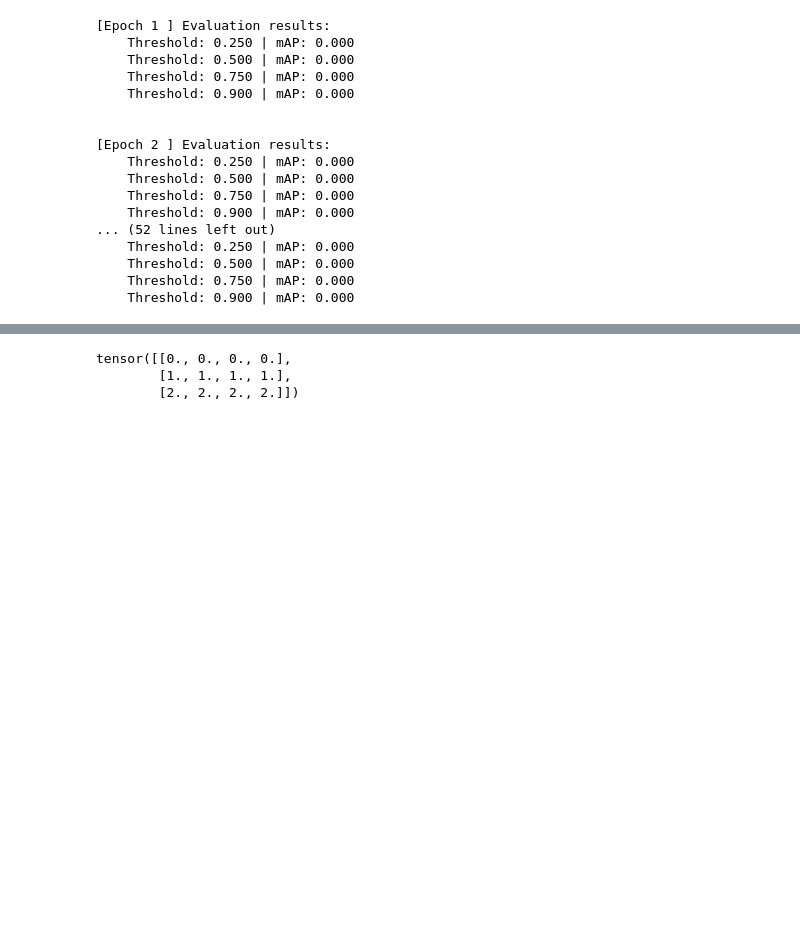
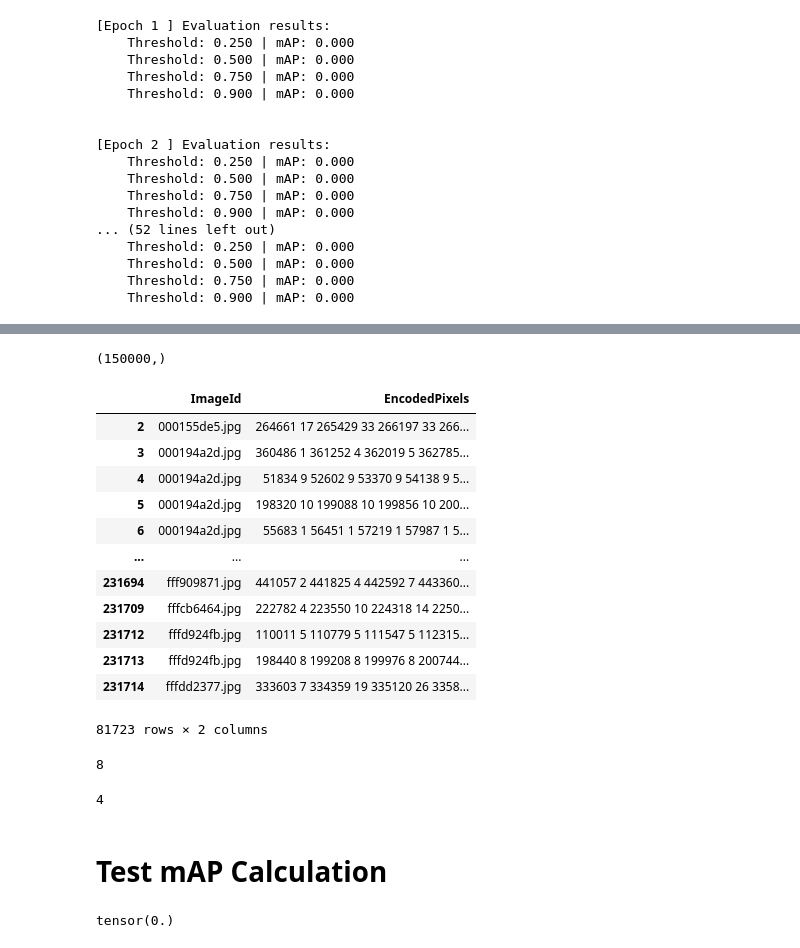
Before and after one commit to rcorrero/poisson, a Jupyter notebook: notebooks/object_detector_01.ipynb, the cells around one changed output, grey strips where cells are left out. Cells and saved outputs as stored; diff of their text form; code cells hidden in the pictures; blank space fills up the shorter version.

```diff
--- a/notebooks/object_detector_01.ipynb
+++ b/notebooks/object_detector_01.ipynb
@@ -1582,8 +1582,34 @@ KeyboardInterrupt
-# %%
-t_1 = torch.Tensor([[0,0,0,0]])
-t_2 = torch.Tensor([[1,1,1,1], [2,2,2,2]])
-torch.vstack((t_1, t_2))
-# %% [output]
-tensor([[0., 0., 0., 0.],
-        [1., 1., 1., 1.],
-        [2., 2., 2., 2.]])
+# %%
+# Remove duplicates using set
+#id_set_1 = set(masks.loc[masks['EncodedPixels'].apply(
+#    lambda x: get_box_size(x) <= max_thresh
+#    )]['ImageId'].tolist())
+
+#n_neg_samples = 10000
+masks_not_null = masks.drop(
+        masks[masks.EncodedPixels.isnull()].index
+        )
+
+masks_null = masks.drop(
+        masks[masks.EncodedPixels.notnull()].index
+        ).ImageId.to_numpy()
+# %%
+masks_null.shape
+# %% [output]
+(150000,)
+# %%
+masks_not_null
+# %% [output]
+|  | ImageId | EncodedPixels |
+| 2 | 000155de5.jpg | 264661 17 265429 33 266197 33 266... |
+| 3 | 000194a2d.jpg | 360486 1 361252 4 362019 5 362785... |
+| 4 | 000194a2d.jpg | 51834 9 52602 9 53370 9 54138 9 5... |
+| 5 | 000194a2d.jpg | 198320 10 199088 10 199856 10 200... |
+| 6 | 000194a2d.jpg | 55683 1 56451 1 57219 1 57987 1 5... |
+| ... | ... | ... |
+| 231694 | fff909871.jpg | 441057 2 441825 4 442592 7 443360... |
+| 231709 | fffcb6464.jpg | 222782 4 223550 10 224318 14 2250... |
+| 231712 | fffd924fb.jpg | 110011 5 110779 5 111547 5 112315... |
+| 231713 | fffd924fb.jpg | 198440 8 199208 8 199976 8 200744... |
+| 231714 | fffdd2377.jpg | 333603 7 334359 19 335120 26 3358... |
+81723 rows × 2 columns
@@ -1589,0 +1624,17 @@ tensor([[0., 0., 0., 0.],
+# %%
+len(df_non_null)
+# %% [output]
+8
+# %%
+len(df_null)
+# %% [output]
+4
+# %% [markdown]
+# Test mAP Calculation
+# %%
+test_pred_box = torch.tensor([[661., 220.,  95., 102.]])
+test_gt_box = torch.tensor([[660., 103.,  90., 102.]])
+test_score = torch.tensor([.1])
+calculate_map(test_gt_box, test_pred_box, test_score, thresh=0.20)
+# %% [output]
+tensor(0.)
```
Also changed, not shown: parts of 2 cells of this notebook, 3 other files.
